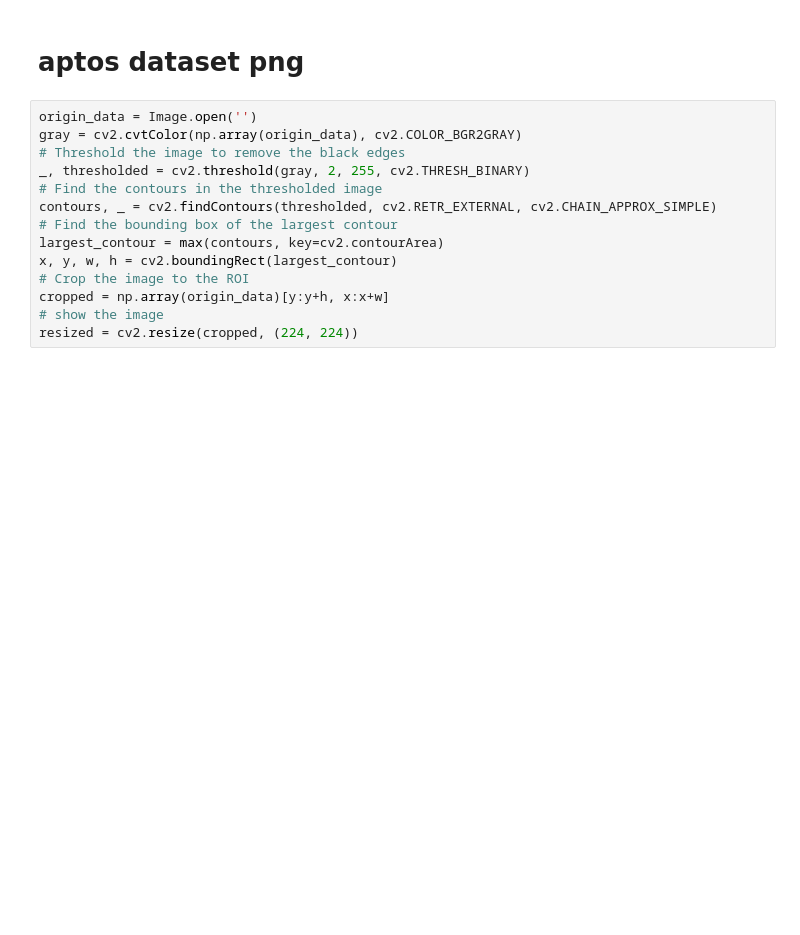
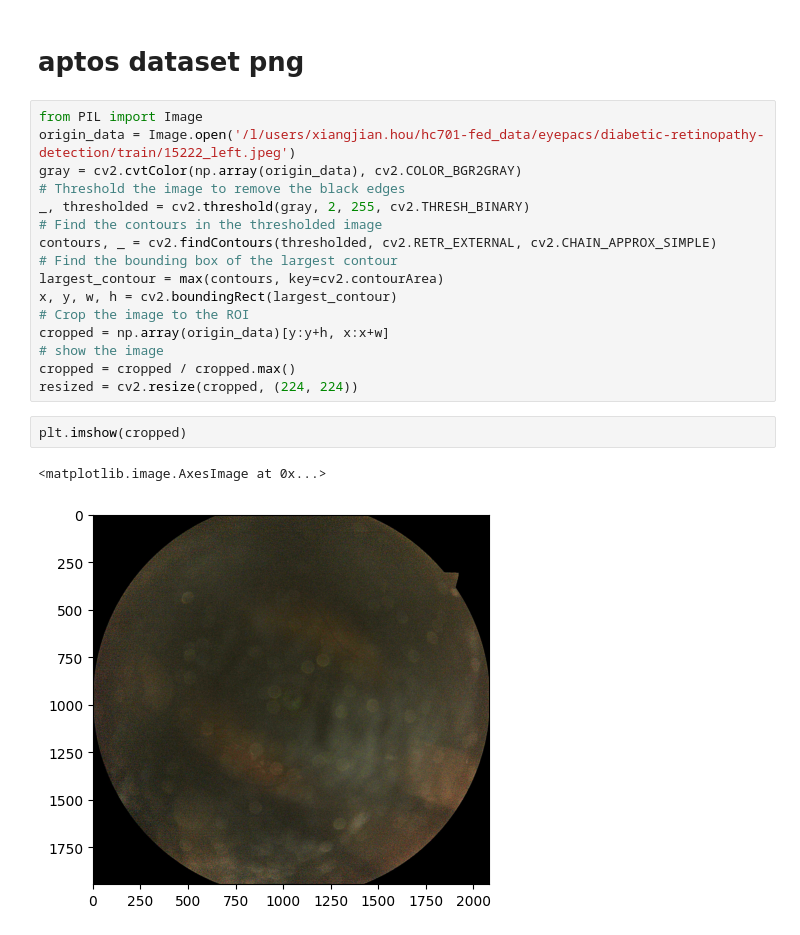
Before and after one commit to Arctic-Xiangjian/HC701-PROJECT, a Jupyter notebook: notebook/pre_process_messidor2.ipynb, the cells around one changed output. Cells and saved outputs as stored; diff of their text form; blank space fills up the shorter version.

```diff
--- a/notebook/pre_process_messidor2.ipynb
+++ b/notebook/pre_process_messidor2.ipynb
@@ -40,7 +44,8 @@ plt.imshow(resized)
 # %% [markdown]
 # aptos dataset png
 # %%
-origin_data = Image.open('')
+from PIL import Image
+origin_data = Image.open('/l/users/xiangjian.hou/hc701-fed_data/eyepacs/diabetic-retinopathy-detection/train/15222_left.jpeg')
 gray = cv2.cvtColor(np.array(origin_data), cv2.COLOR_BGR2GRAY)
 # Threshold the image to remove the black edges
 _, thresholded = cv2.threshold(gray, 2, 255, cv2.THRESH_BINARY)
@@ -52,4 +57,10 @@ x, y, w, h = cv2.boundingRect(largest_contour)
 # Crop the image to the ROI
 cropped = np.array(origin_data)[y:y+h, x:x+w]
 # show the image
+cropped = cropped / cropped.max()
 resized = cv2.resize(cropped, (224, 224))
+# %%
+plt.imshow(cropped)
+# %% [output]
+<matplotlib.image.AxesImage at 0x...>
+[figure, added]
```
Also changed, not shown: parts of 4 cells of this notebook, 9 other files.
